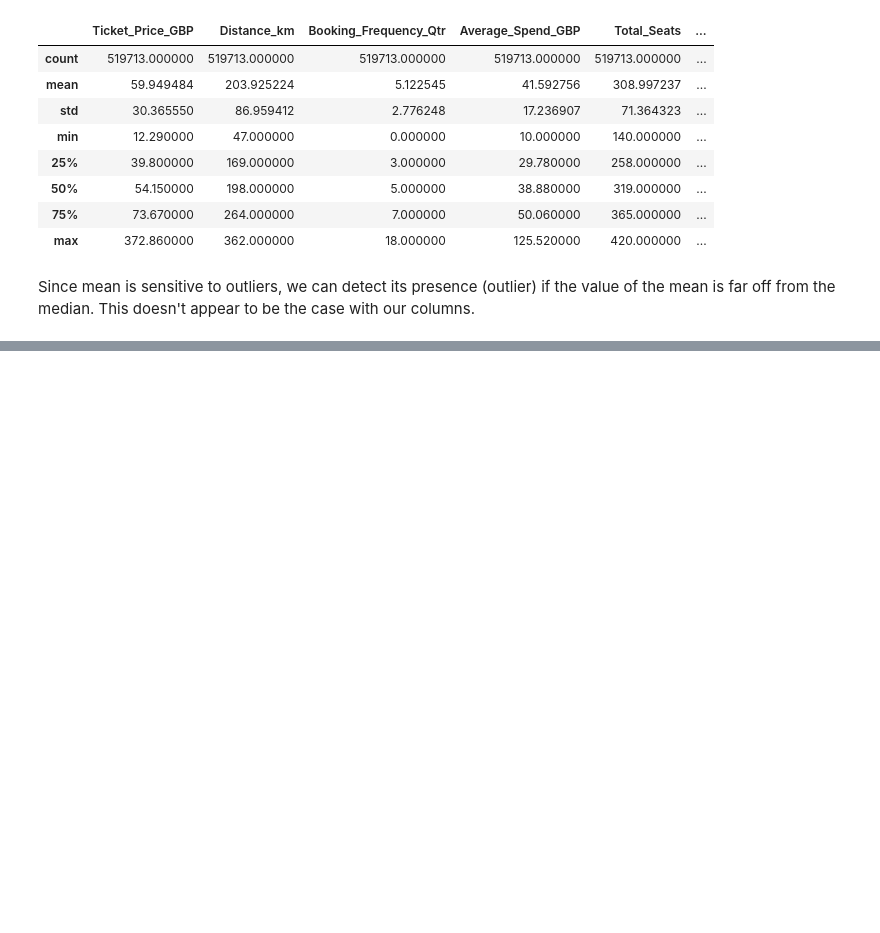
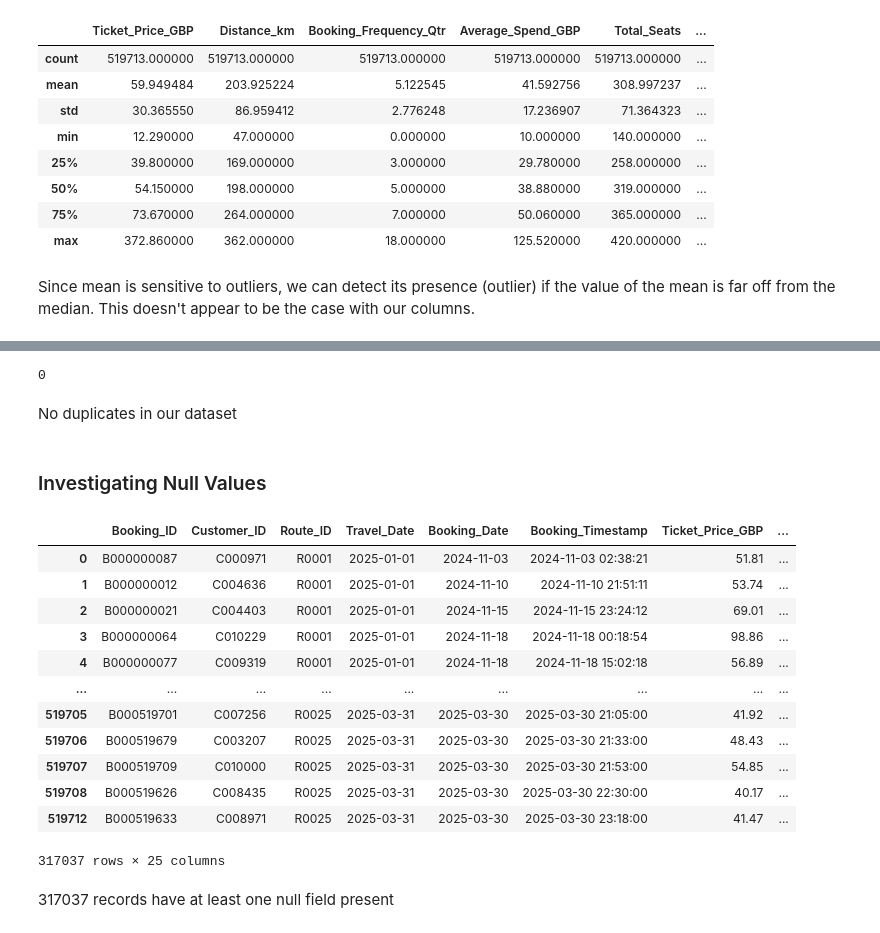
Before and after one commit to michizler/voyage-rails-analytics, a Jupyter notebook: preprocessing/clean.ipynb, the cells around one changed output, grey strips where cells are left out. Saved outputs shown, nothing was run; the diff lists cells and outputs as text; code cells hidden in the pictures; blank space fills up the shorter version.

Commit message:
Finished handling missing values

```diff
--- a/preprocessing/clean.ipynb
+++ b/preprocessing/clean.ipynb
@@ -103,0 +112,27 @@ Since mean is sensitive to outliers, we can detect its presence (outlier) if the
+# %%
+# check for duplicates in dataset
+print(travel_data.duplicated().sum())
+# %% [output]
+0
+# %% [markdown]
+No duplicates in our dataset
+# %% [markdown]
+### Investigating Null Values
+# %%
+travel_data[travel_data.isnull().any(axis=1)]
+# %% [output]
+|  | Booking_ID | Customer_ID | Route_ID | Travel_Date | Booking_Date | Booking_Timestamp | Ticket_Price_GBP | ... |
+| 0 | B000000087 | C000971 | R0001 | 2025-01-01 | 2024-11-03 | 2024-11-03 02:38:21 | 51.81 | ... |
+| 1 | B000000012 | C004636 | R0001 | 2025-01-01 | 2024-11-10 | 2024-11-10 21:51:11 | 53.74 | ... |
+| 2 | B000000021 | C004403 | R0001 | 2025-01-01 | 2024-11-15 | 2024-11-15 23:24:12 | 69.01 | ... |
+| 3 | B000000064 | C010229 | R0001 | 2025-01-01 | 2024-11-18 | 2024-11-18 00:18:54 | 98.86 | ... |
+| 4 | B000000077 | C009319 | R0001 | 2025-01-01 | 2024-11-18 | 2024-11-18 15:02:18 | 56.89 | ... |
+| ... | ... | ... | ... | ... | ... | ... | ... | ... |
+| 519705 | B000519701 | C007256 | R0025 | 2025-03-31 | 2025-03-30 | 2025-03-30 21:05:00 | 41.92 | ... |
+| 519706 | B000519679 | C003207 | R0025 | 2025-03-31 | 2025-03-30 | 2025-03-30 21:33:00 | 48.43 | ... |
+| 519707 | B000519709 | C010000 | R0025 | 2025-03-31 | 2025-03-30 | 2025-03-30 21:53:00 | 54.85 | ... |
+| 519708 | B000519626 | C008435 | R0025 | 2025-03-31 | 2025-03-30 | 2025-03-30 22:30:00 | 40.17 | ... |
+| 519712 | B000519633 | C008971 | R0025 | 2025-03-31 | 2025-03-30 | 2025-03-30 23:18:00 | 41.47 | ... |
+317037 rows × 25 columns
+# %% [markdown]
+317037 records have at least one null field present
```
Also changed, not shown: parts of 19 cells of this notebook.
